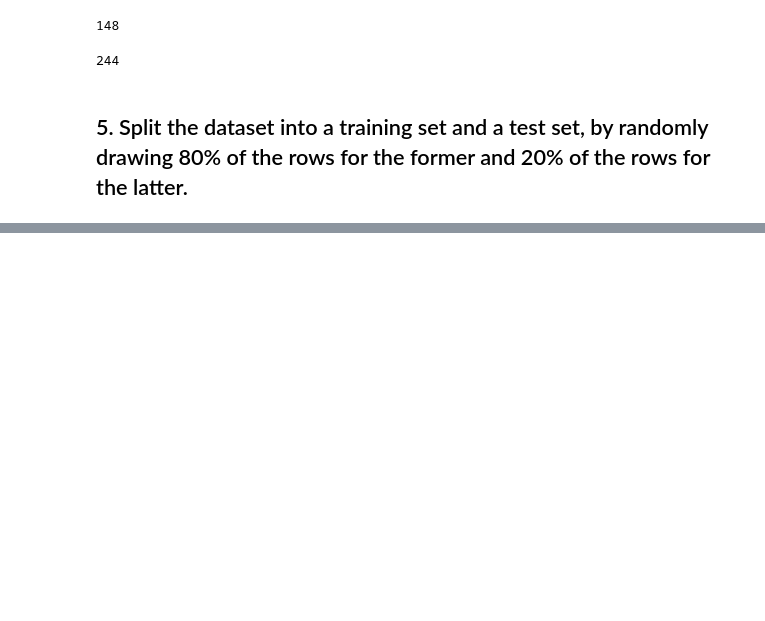
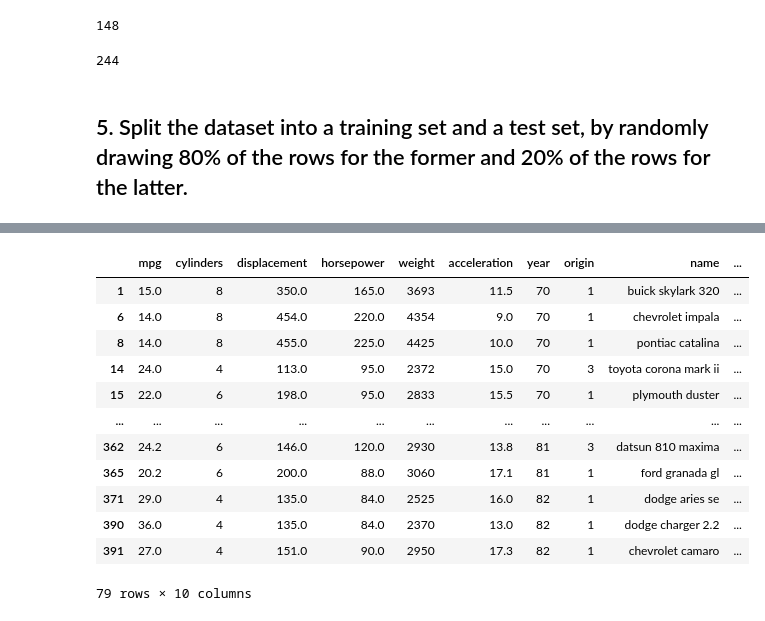
Before and after one commit to qiqin4/PSY9511, a Jupyter notebook: Assignment2.ipynb, the cells around one changed output, grey strips where cells are left out. Cells and saved outputs as stored; diff of their text form; code cells hidden in the pictures; blank space fills up the shorter version.

```diff
--- a/Assignment2.ipynb
+++ b/Assignment2.ipynb
@@ -110,0 +166,18 @@ len(Auto[Auto['muscle'] == 0])
+# %%
+#extracting the rest of the rows
+test_set = Auto.drop(random_number)
+test_set
+# %% [output]
+|  | mpg | cylinders | displacement | horsepower | weight | acceleration | year | origin | name | ... |
+| 1 | 15.0 | 8 | 350.0 | 165.0 | 3693 | 11.5 | 70 | 1 | buick skylark 320 | ... |
+| 6 | 14.0 | 8 | 454.0 | 220.0 | 4354 | 9.0 | 70 | 1 | chevrolet impala | ... |
+| 8 | 14.0 | 8 | 455.0 | 225.0 | 4425 | 10.0 | 70 | 1 | pontiac catalina | ... |
+| 14 | 24.0 | 4 | 113.0 | 95.0 | 2372 | 15.0 | 70 | 3 | toyota corona mark ii | ... |
+| 15 | 22.0 | 6 | 198.0 | 95.0 | 2833 | 15.5 | 70 | 1 | plymouth duster | ... |
+| ... | ... | ... | ... | ... | ... | ... | ... | ... | ... | ... |
+| 362 | 24.2 | 6 | 146.0 | 120.0 | 2930 | 13.8 | 81 | 3 | datsun 810 maxima | ... |
+| 365 | 20.2 | 6 | 200.0 | 88.0 | 3060 | 17.1 | 81 | 1 | ford granada gl | ... |
+| 371 | 29.0 | 4 | 135.0 | 84.0 | 2525 | 16.0 | 82 | 1 | dodge aries se | ... |
+| 390 | 36.0 | 4 | 135.0 | 84.0 | 2370 | 13.0 | 82 | 1 | dodge charger 2.2 | ... |
+| 391 | 27.0 | 4 | 151.0 | 90.0 | 2950 | 17.3 | 82 | 1 | chevrolet camaro | ... |
+79 rows × 10 columns
```
Also changed, not shown: parts of 48 cells of this notebook, 3 other files.
